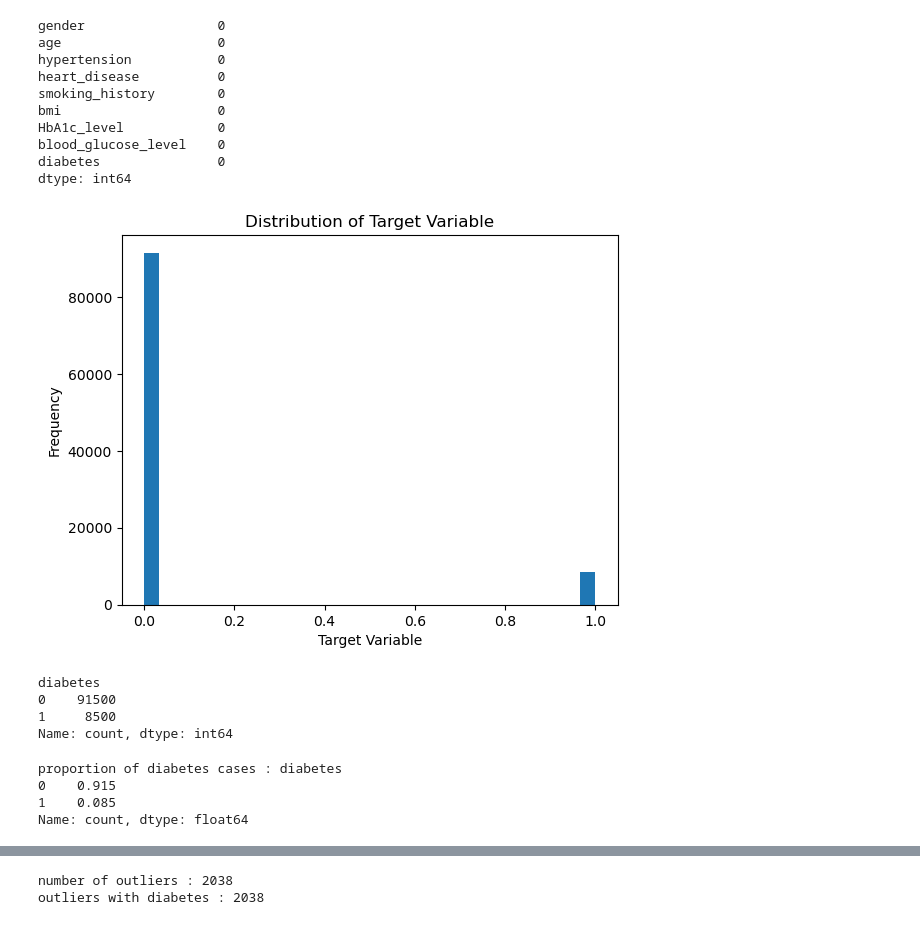
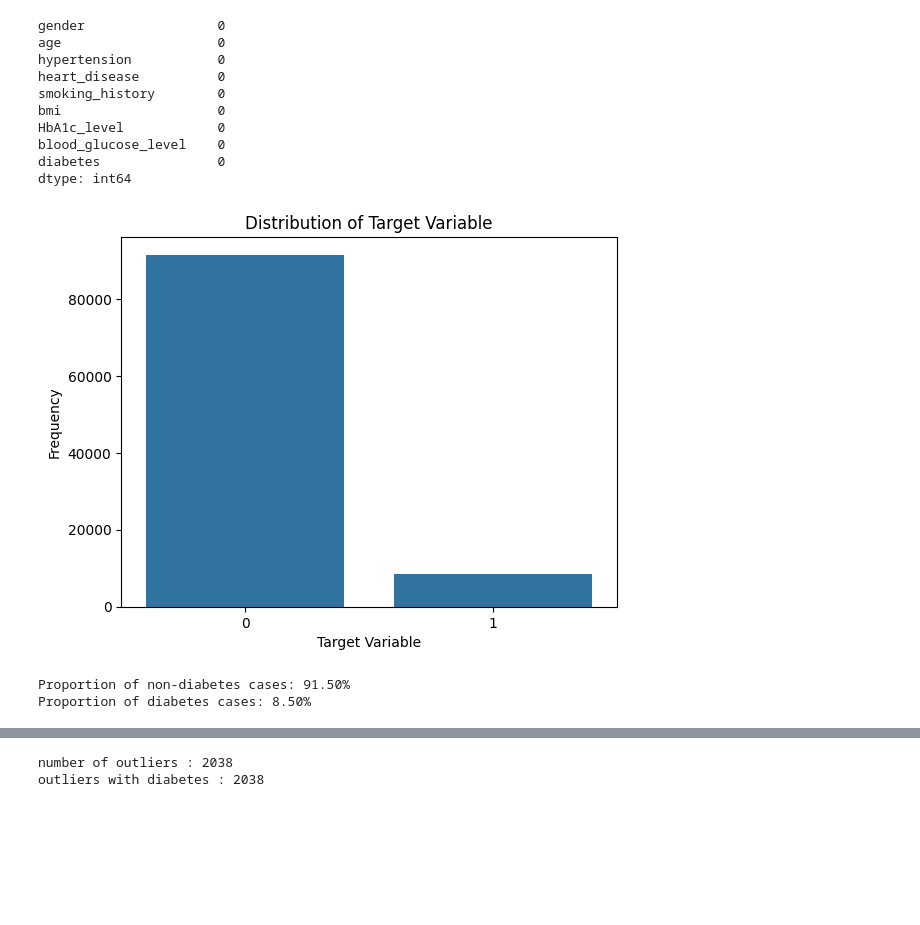
Before and after one commit to cmanell/diabetes_prediction, a Jupyter notebook: projet_ML_DL.ipynb, the cells around one changed output, grey strips where cells are left out. Cells and saved outputs as stored; diff of their text form; code cells hidden in the pictures; blank space fills up the shorter version.

Commit message:
DL print metrics and some fix with AI assistant

```diff
--- a/projet_ML_DL.ipynb
+++ b/projet_ML_DL.ipynb
@@ -95,30 +91,25 @@ diabetes               0
 dtype: int64
 # %%
 # plot the distribution of the target variable
+import seaborn as sns
+import matplotlib.pyplot as plt
 
-plt.hist(df["diabetes"], bins=30)
+sns.countplot(x="diabetes", data=df)
 plt.xlabel("Target Variable")
 plt.ylabel("Frequency")
 plt.title("Distribution of Target Variable")
 plt.show()
 # %% [output]
-[figure, old version]
+[figure, new version]
-# %%
-df.diabetes.value_counts()
-# %% [output]
-diabetes
-0    91500
-1     8500
-Name: count, dtype: int64
 # %%
 
 # proportion of each class
 diabetes_counts = df["diabetes"].value_counts()
-diabetes_proportions = diabetes_counts / len(df)
-print("proportion of diabetes cases :" , diabetes_proportions)
+diabetes_proportions = (diabetes_counts / len(df)) * 100
+
+print(f"Proportion of non-diabetes cases: {diabetes_proportions[0]:.2f}%")
+print(f"Proportion of diabetes cases: {diabetes_proportions[1]:.2f}%")
 # %% [output]
-proportion of diabetes cases : diabetes
-0    0.915
-1    0.085
-Name: count, dtype: float64
+Proportion of non-diabetes cases: 91.50%
+Proportion of diabetes cases: 8.50%
 # %%
```
Also changed, not shown: parts of 20 cells of this notebook.
